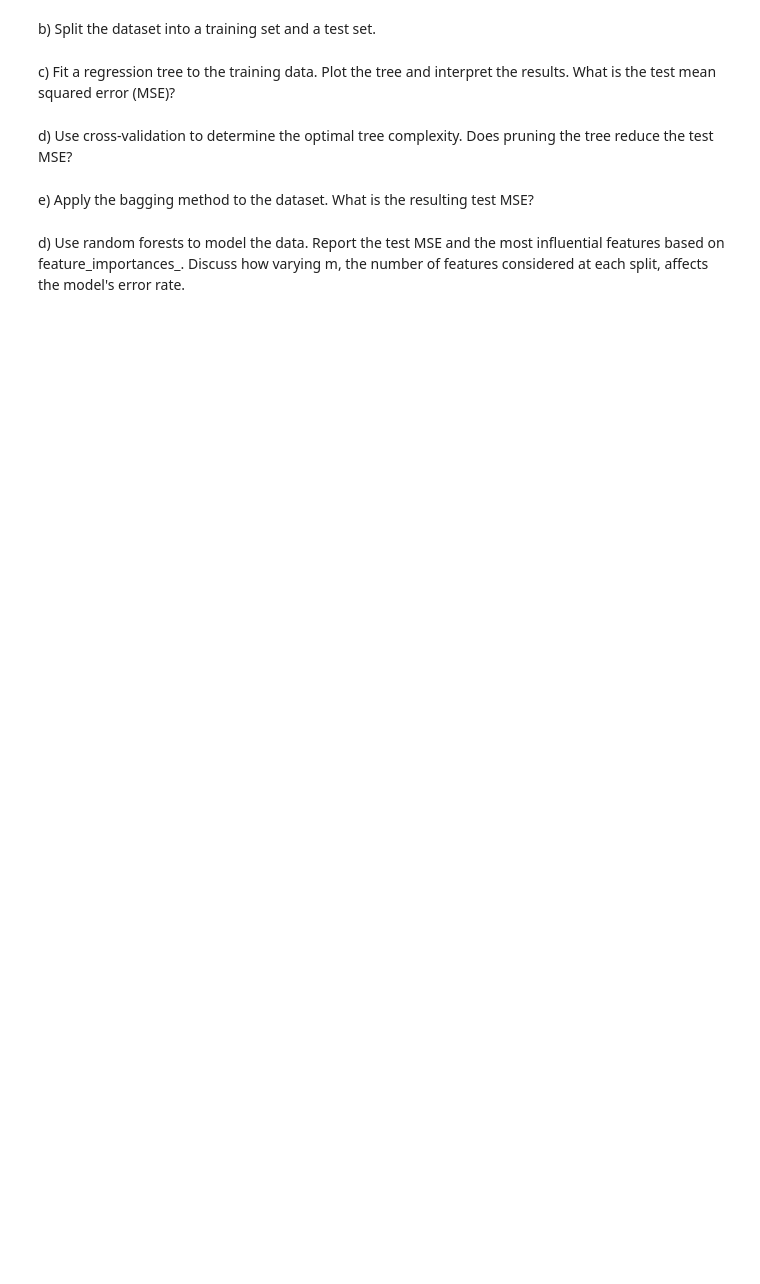
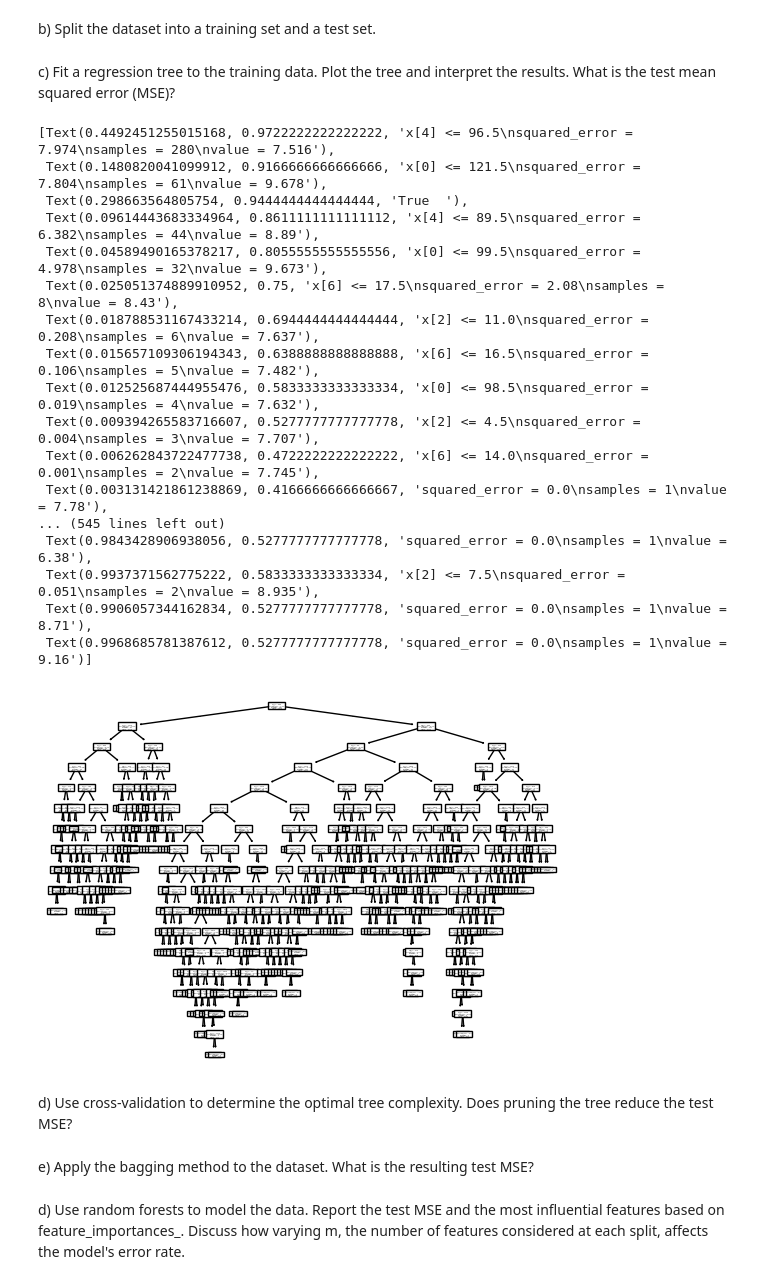
Before and after one commit to fetty31/machine_learning_tools, a Jupyter notebook: p2/p2_4_SVM_decision_trees.ipynb, the cells around one changed output. Saved outputs shown, nothing was run; the diff lists cells and outputs as text; code cells hidden in the pictures; blank space fills up the shorter version.

```diff
--- a/p2/p2_4_SVM_decision_trees.ipynb
+++ b/p2/p2_4_SVM_decision_trees.ipynb
@@ -291,3 +291,29 @@ plot_training_data_with_decision_boundary(clf,x_test[["weight","horsepower"]].to
 In this exercise, you will use decision tree models to predict sales performance using the Carseats dataset from Kaggle. The goal is to build interpretable models that can help understand the key drivers of high and low sales in car seat stores.
 
 a) Load the carseats dataset and if the dataset contains NaNs or missing values, apply a data imputation strategy (remove observations, replace by variable mean, multivariate imputation, etc).
+# %%
+import kagglehub
+import pandas as pd
+
+# Download latest version
+path = kagglehub.dataset_download("huhao05133/carseats")
+
+print("Path to dataset files:", path)
+
+df = pd.read_csv(path+"/Carseats.csv")
+
+# Possible imputation strategy
+import numpy as np
+from sklearn.impute import SimpleImputer
+
+imp = SimpleImputer(missing_values=np.nan, strategy='mean')
+df.Sales = imp.fit_transform(df["Sales"].values.reshape(-1,1))
+df.CompPrice = imp.fit_transform(df["CompPrice"].values.reshape(-1,1))
+df.Income = imp.fit_transform(df["Income"].values.reshape(-1,1))
+df.Price = imp.fit_transform(df["Price"].values.reshape(-1,1))
+df.Population = imp.fit_transform(df["Population"].values.reshape(-1,1))
+df.Advertising = imp.fit_transform(df["Advertising"].values.reshape(-1,1))
+df.Education = imp.fit_transform(df["Education"].values.reshape(-1,1))
+df.Age = imp.fit_transform(df["Age"].values.reshape(-1,1))
+
+print(df.head())
@@ -294,7 +336,41 @@ a) Load the carseats dataset and if the dataset contains NaNs or missing values,
 # %% [markdown]
 b) Split the dataset into a training set and a test set.
+# %%
+from sklearn.model_selection import train_test_split
+
+y = df.pop("Sales")
+df.pop("ShelveLoc")
+df.pop("Urban")
+df.pop("US")
+x_train, x_test, y_train, y_test = train_test_split(df, y, train_size=0.7, random_state=46)
 # %% [markdown]
 c) Fit a regression tree to the training data. Plot the tree and interpret the results. What is the test mean squared error (MSE)?
+# %%
+from sklearn.tree import DecisionTreeRegressor, plot_tree
+
+regressor = DecisionTreeRegressor(random_state=0)
+regressor.fit(x_train, y_train)
+
+plot_tree(regressor)
+# %% [output]
+[Text(0.4492451255015168, 0.9722222222222222, 'x[4] <= 96.5\nsquared_error = 7.974\nsamples = 280\nvalue = 7.516'),
+ Text(0.1480820041099912, 0.9166666666666666, 'x[0] <= 121.5\nsquared_error = 7.804\nsamples = 61\nvalue = 9.678'),
+ Text(0.298663564805754, 0.9444444444444444, 'True  '),
+ Text(0.09614443683334964, 0.8611111111111112, 'x[4] <= 89.5\nsquared_error = 6.382\nsamples = 44\nvalue = 8.89'),
+ Text(0.04589490165378217, 0.8055555555555556, 'x[0] <= 99.5\nsquared_error = 4.978\nsamples = 32\nvalue = 9.673'),
+ Text(0.025051374889910952, 0.75, 'x[6] <= 17.5\nsquared_error = 2.08\nsamples = 8\nvalue = 8.43'),
+ Text(0.018788531167433214, 0.6944444444444444, 'x[2] <= 11.0\nsquared_error = 0.208\nsamples = 6\nvalue = 7.637'),
+ Text(0.015657109306194343, 0.6388888888888888, 'x[6] <= 16.5\nsquared_error = 0.106\nsamples = 5\nvalue = 7.482'),
+ Text(0.012525687444955476, 0.5833333333333334, 'x[0] <= 98.5\nsquared_error = 0.019\nsamples = 4\nvalue = 7.632'),
+ Text(0.009394265583716607, 0.5277777777777778, 'x[2] <= 4.5\nsquared_error = 0.004\nsamples = 3\nvalue = 7.707'),
+ Text(0.006262843722477738, 0.4722222222222222, 'x[6] <= 14.0\nsquared_error = 0.001\nsamples = 2\nvalue = 7.745'),
+ Text(0.003131421861238869, 0.4166666666666667, 'squared_error = 0.0\nsamples = 1\nvalue = 7.78'),
+... (545 lines left out)
+ Text(0.9843428906938056, 0.5277777777777778, 'squared_error = 0.0\nsamples = 1\nvalue = 6.38'),
+ Text(0.9937371562775222, 0.5833333333333334, 'x[2] <= 7.5\nsquared_error = 0.051\nsamples = 2\nvalue = 8.935'),
+ Text(0.9906057344162834, 0.5277777777777778, 'squared_error = 0.0\nsamples = 1\nvalue = 8.71'),
+ Text(0.9968685781387612, 0.5277777777777778, 'squared_error = 0.0\nsamples = 1\nvalue = 9.16')]
+[figure, added]
 # %% [markdown]
 d) Use cross-validation to determine the optimal tree complexity. Does pruning the tree reduce the test MSE?
 # %% [markdown]
```
Also changed, not shown: parts of 1 cell of this notebook.
